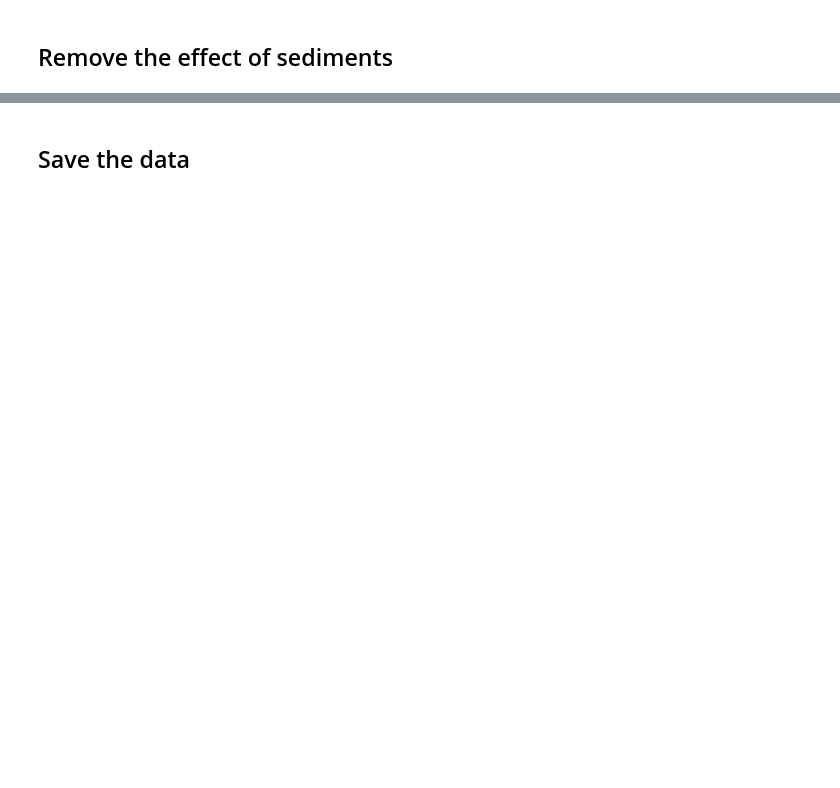
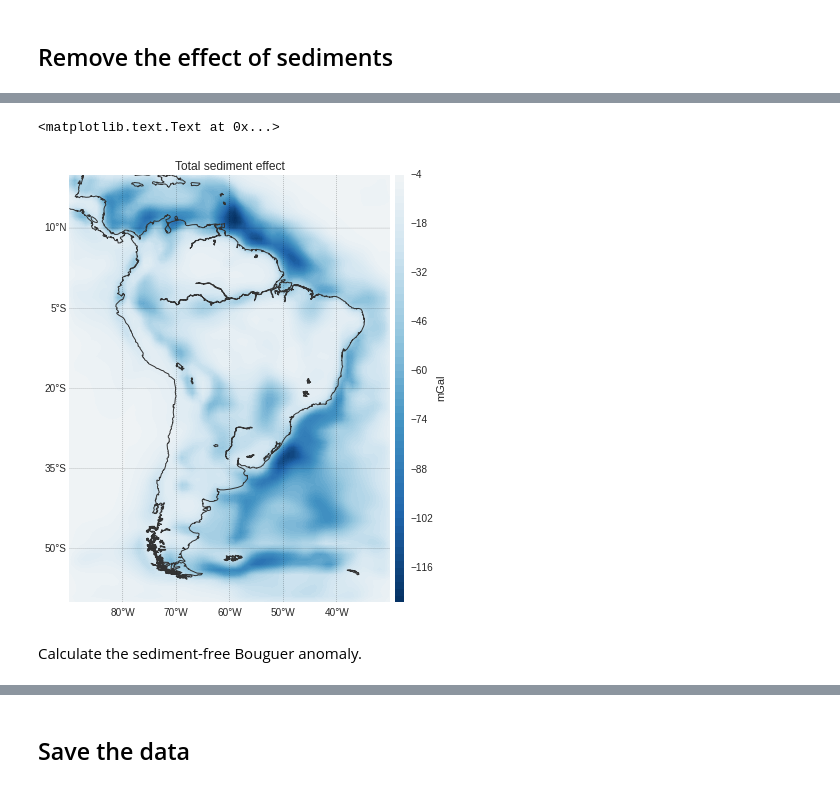
Before and after one commit to pinga-lab/paper-moho-inversion-tesseroids, a Jupyter notebook: notebooks/south-america-gravity-data.ipynb, the cells around one changed output, grey strips where cells are left out. Saved outputs shown, nothing was run; the diff lists cells and outputs as text; code cells hidden in the pictures; blank space fills up the shorter version.

```diff
--- a/notebooks/south-america-gravity-data.ipynb
+++ b/notebooks/south-america-gravity-data.ipynb
@@ -190,0 +225,2 @@ plt.title('Bouguer anomaly')
+# %%
+total_sediment_effect = np.sum(sediment_effects, axis=0)
@@ -190,0 +237,8 @@ plt.title('Bouguer anomaly')
+# %%
+plot_data(lat, lon, total_sediment_effect, shape, cmap='RdBu_r')
+plt.title('Total sediment effect')
+# %% [output]
+<matplotlib.text.Text at 0x...>
+[figure, added]
+# %% [markdown]
+Calculate the sediment-free Bouguer anomaly.
```
Also changed, not shown: parts of 21 cells of this notebook, 1 other file.
